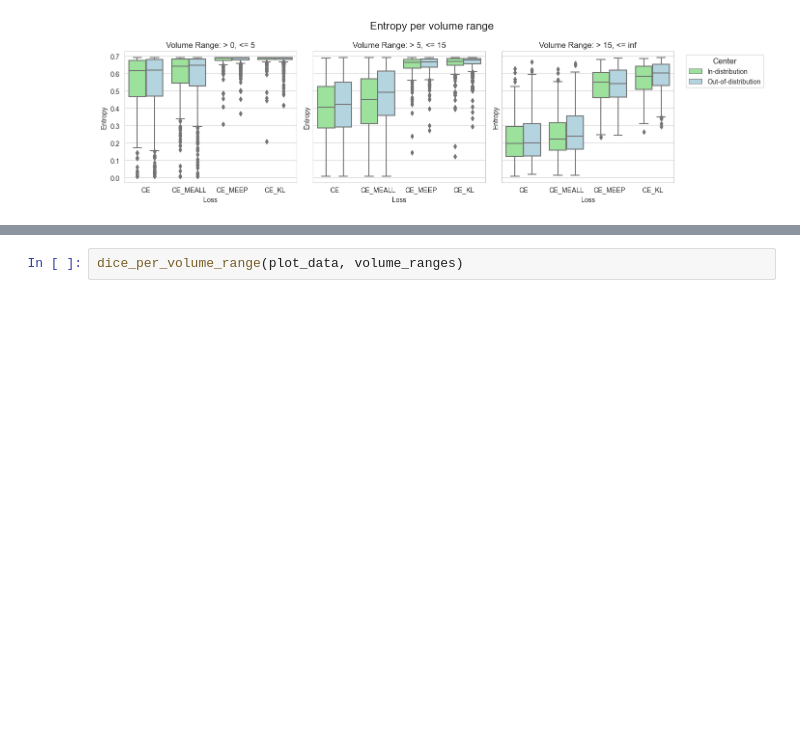
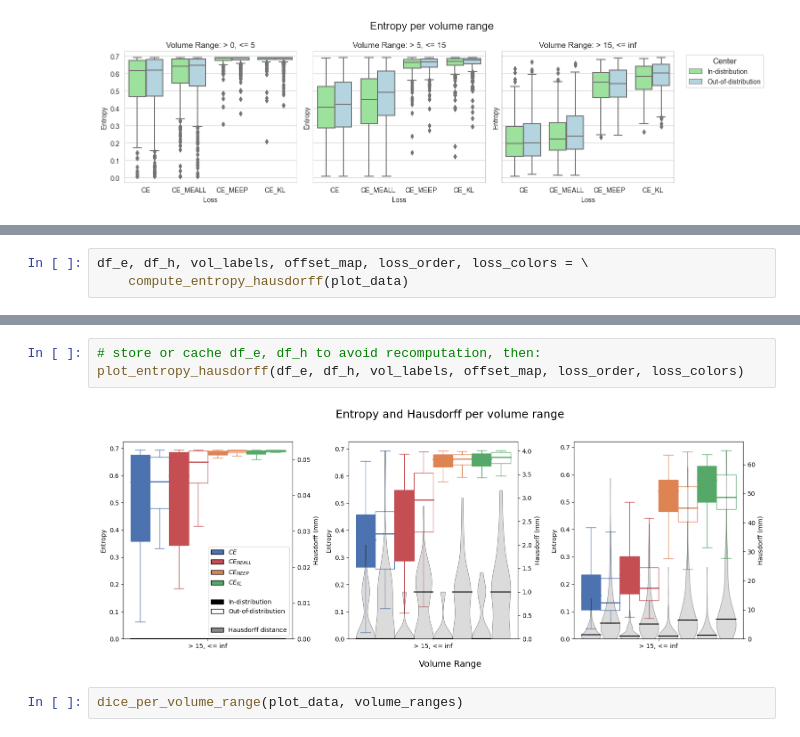
Before and after one commit to vfmatzkin/wmh-mc-seg, a Jupyter notebook: notebooks/main/CE_grouped.ipynb, the cells around one changed output, grey strips where cells are left out. Saved outputs shown, nothing was run; the diff lists cells and outputs as text; blank space fills up the shorter version.

```diff
--- a/notebooks/main/CE_grouped.ipynb
+++ b/notebooks/main/CE_grouped.ipynb
@@ -1669,0 +2116,3 @@ def dice_per_volume_range(plot_data,
+# %%
+df_e, df_h, vol_labels, offset_map, loss_order, loss_colors = \
+    compute_entropy_hausdorff(plot_data)
@@ -1670,3 +2237,8 @@ def dice_per_volume_range(plot_data,
+# %%
+# store or cache df_e, df_h to avoid recomputation, then:
+plot_entropy_hausdorff(df_e, df_h, vol_labels, offset_map, loss_order, loss_colors)
+# %% [output]
+[figure, added]
 # %%
 dice_per_volume_range(plot_data, volume_ranges)
 # %% [output]
```
Also changed, not shown: parts of 41 cells of this notebook, 5 other files.
